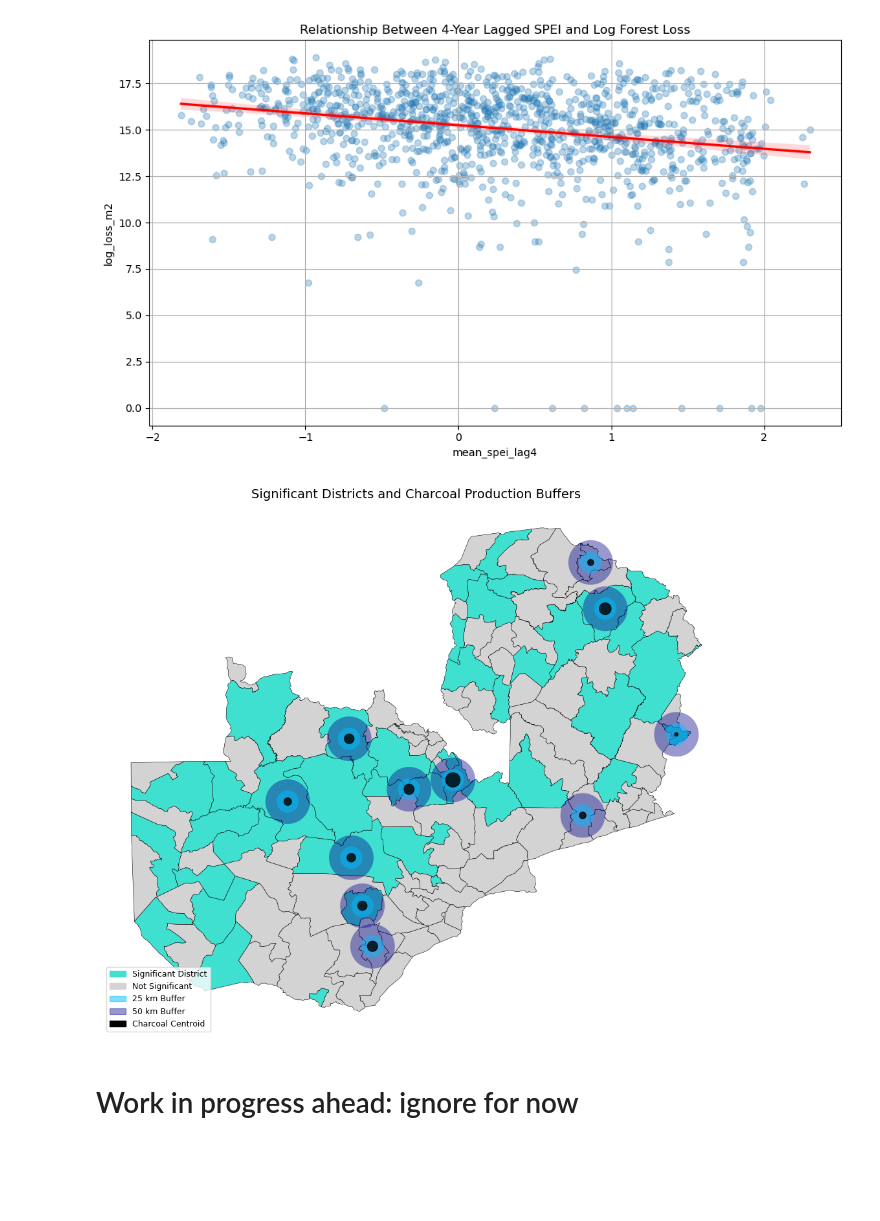
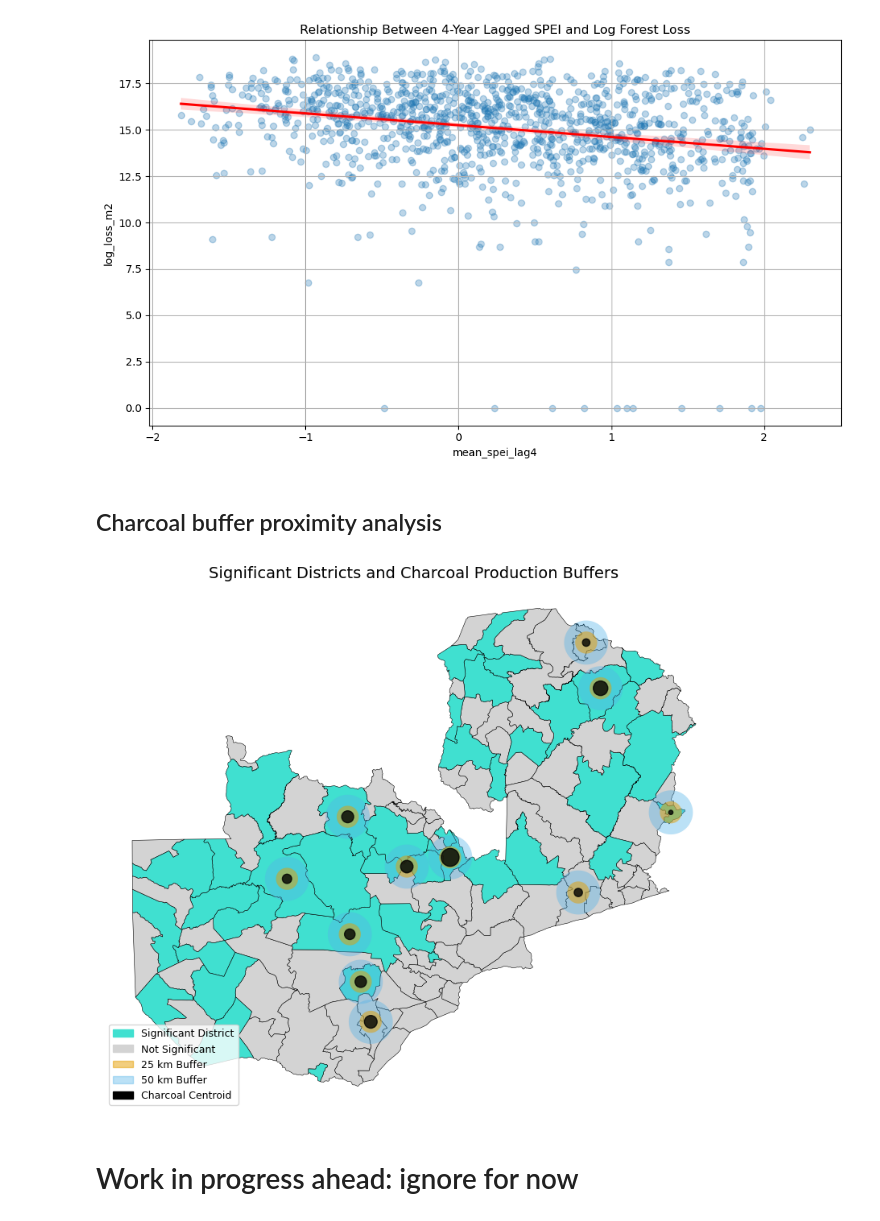
Before and after one commit to annamwaller/zambia, a Jupyter notebook: final/Statistical_Modeling.ipynb, the cells around one changed output. Saved outputs shown, nothing was run; the diff lists cells and outputs as text; code cells hidden in the pictures; blank space fills up the shorter version.

Commit message:
updated buffer code, separated indicator code

```diff
--- a/final/Statistical_Modeling.ipynb
+++ b/final/Statistical_Modeling.ipynb
@@ -102,6 +10,9 @@ cleaned.head()
 # %% [markdown]
 ## Regression model
 # %%
+# load dataset
+cleaned = pd.read_csv('regression_predictors.csv')
+
 # log-transformed outcome
 cleaned['log_loss_m2'] = np.log1p(cleaned['loss_m2'])
 
@@ -247,6 +159,8 @@ plt.tight_layout()
 plt.show()
 # %% [output]
 [figure]
+# %% [markdown]
+## Charcoal buffer proximity analysis
 # %%
 # load survey data
 df = pd.read_csv('Data/Charc.csv')
@@ -301,50 +215,47 @@ buffer_50km = charcoal_points_utm.buffer(50000)
 buffer_25km_gdf = gpd.GeoDataFrame(geometry=buffer_25km, crs=charcoal_points_utm.crs)
 buffer_50km_gdf = gpd.GeoDataFrame(geometry=buffer_50km, crs=charcoal_points_utm.crs)
 # %%
-import matplotlib.pyplot as plt
-import matplotlib.patches as mpatches
-
 # reproject the base layer to match buffer CRS
 districts_plot = districts_gdf.to_crs(epsg=32735)
 
 # start new figure
-fig, ax = plt.subplots(figsize=(10, 12))
+fig, ax = plt.subplots(figsize=(8, 10))
 
 # plot base layer
 districts_plot.plot(ax=ax, color=districts_plot['color'], edgecolor='black', linewidth=0.4)
 
 # plot buffers
-buffer_50km_gdf.plot(ax=ax, color='darkblue', alpha=0.4, edgecolor='none', label='50 km Buffer')
-buffer_25km_gdf.plot(ax=ax, color='deepskyblue', alpha=0.5, edgecolor='none', label='25 km Buffer')
+buffer_50km_gdf.plot(ax=ax, color='#56B4E9', alpha=0.4, edgecolor='none', label='50 km Buffer')
+buffer_25km_gdf.plot(ax=ax, color='#E69F00', alpha=0.5, edgecolor='none', label='25 km Buffer')
 
 # plot charcoal centroids
 charcoal_points_utm.plot(
     ax=ax,
     color='black',
     markersize=charcoal_points_utm['charcoal'] * 5,  # scale this multiplier as needed
     alpha=0.8,
     label='Charcoal Centroid (Scaled)'
 )
 
 # add title and legend
 ax.set_title('Significant Districts and Charcoal Production Buffers', fontsize=14)
 ax.axis('off')
 
 # create legend
 legend_handles = [
-    mpatches.Patch(color='turquoise', label='Significant District'),
+    mpatches.Patch(color='#40E0D0', label='Significant District'),
     mpatches.Patch(color='lightgray', label='Not Significant'),
-    mpatches.Patch(color='deepskyblue', alpha=0.5, label='25 km Buffer'),
-    mpatches.Patch(color='darkblue', alpha=0.4, label='50 km Buffer'),
+    mpatches.Patch(color='#E69F00', alpha=0.5, label='25 km Buffer'),
+    mpatches.Patch(color='#56B4E9', alpha=0.4, label='50 km Buffer'),
     mpatches.Patch(color='black', label='Charcoal Centroid')
 ]
 
 ax.legend(handles=legend_handles, loc='lower left', fontsize=9)
 
 plt.tight_layout()
 plt.show()
 # %% [output]
-[figure, old version]
+[figure, new version]
 # %% [markdown]
 # Work in progress ahead: ignore for now
 # %%
```
Also changed, not shown: parts of 6 cells of this notebook, 1 other file.
